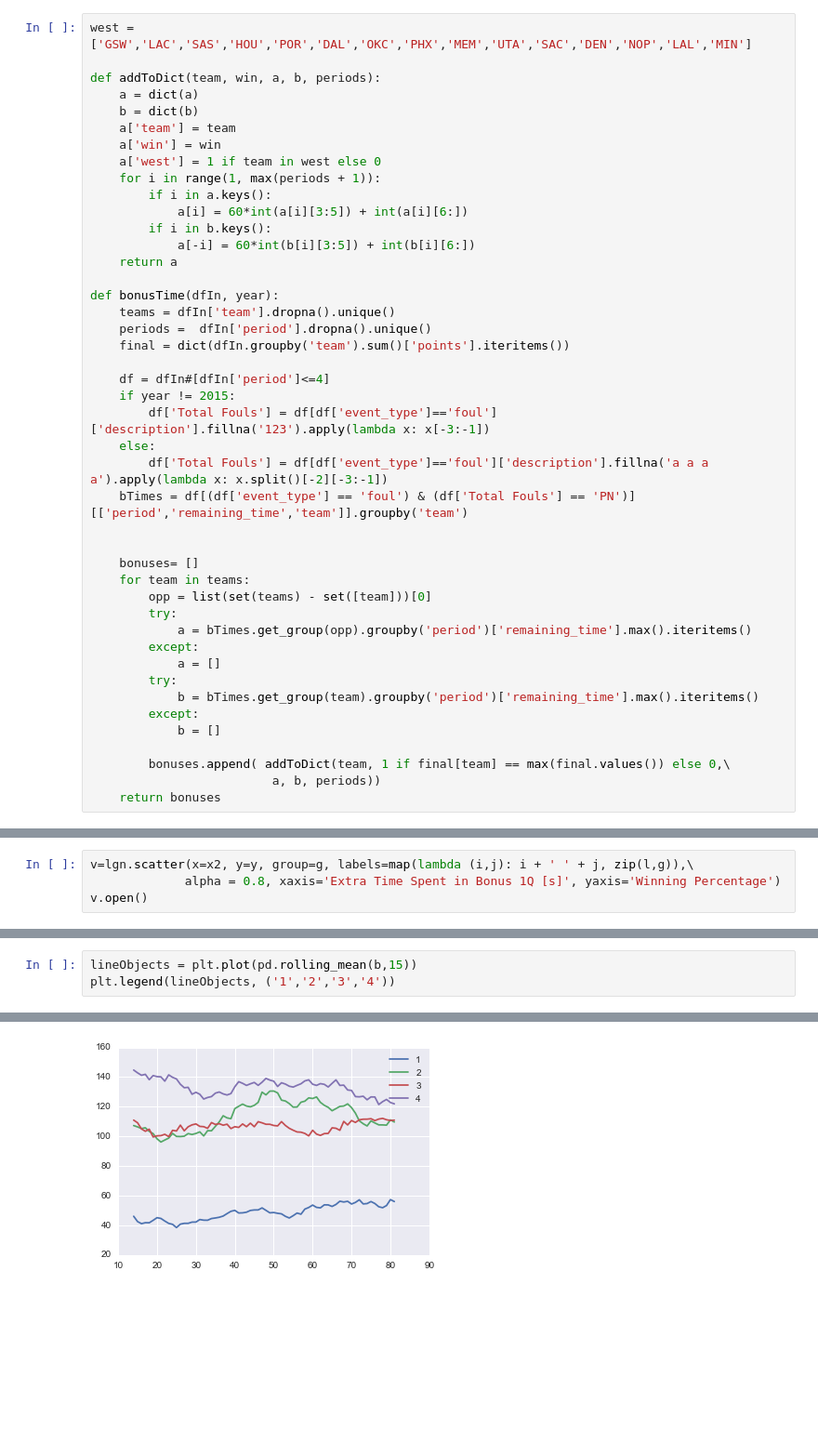
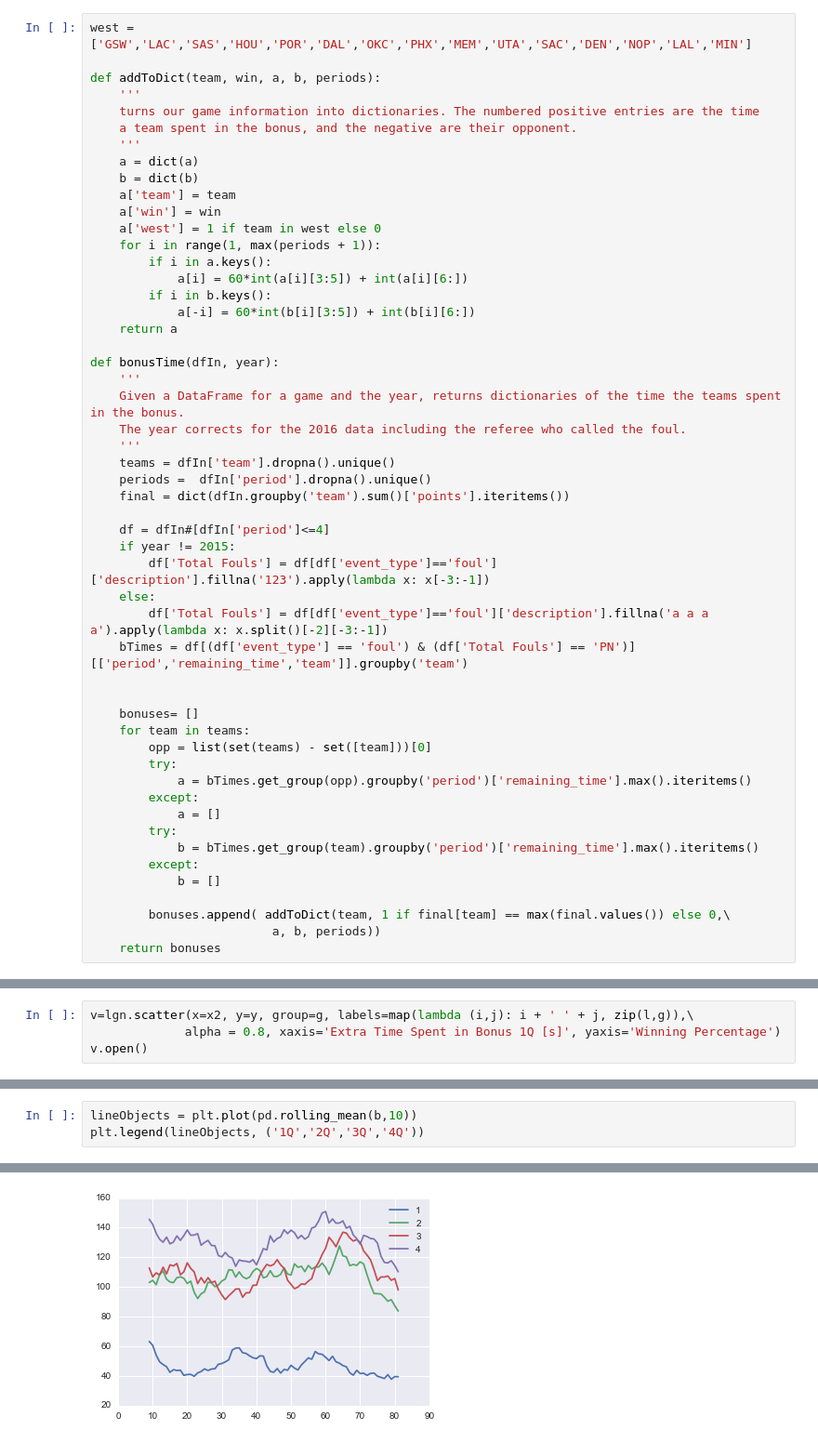
Before and after one commit to toddgaron/NBA, a Jupyter notebook: BonusTime.ipynb, the cells around one changed output, grey strips where cells are left out. Shown at 93% size. Saved outputs shown, nothing was run; the diff lists cells and outputs as text; blank space fills up the shorter version.

```diff
--- a/BonusTime.ipynb
+++ b/BonusTime.ipynb
@@ -11,6 +11,10 @@ from collections import defaultdict
 west = ['GSW','LAC','SAS','HOU','POR','DAL','OKC','PHX','MEM','UTA','SAC','DEN','NOP','LAL','MIN']
 
 def addToDict(team, win, a, b, periods):
+    '''
+    turns our game information into dictionaries. The numbered positive entries are the time
+    a team spent in the bonus, and the negative are their opponent.
+    '''
     a = dict(a)
     b = dict(b)
     a['team'] = team
@@ -24,6 +28,10 @@ def addToDict(team, win, a, b, periods):
     return a
 
 def bonusTime(dfIn, year):
+    '''
+    Given a DataFrame for a game and the year, returns dictionaries of the time the teams spent in the bonus.
+    The year corrects for the 2016 data including the referee who called the foul.
+    '''
     teams = dfIn['team'].dropna().unique()
     periods =  dfIn['period'].dropna().unique()
     final = dict(dfIn.groupby('team').sum()['points'].iteritems())
@@ -142,7 +158,7 @@ v.open()
 b = sum([scores.fillna(0).groupby('team').get_group(team)[[1,2,3,4]].as_matrix() for team in scores['team'].unique()])/30.
 # %%
-lineObjects = plt.plot(pd.rolling_mean(b,15))
-plt.legend(lineObjects, ('1','2','3','4'))
+lineObjects = plt.plot(pd.rolling_mean(b,10))
+plt.legend(lineObjects, ('1Q','2Q','3Q','4Q'))
 # %% [output]
 <matplotlib.legend.Legend at 0x...>
-[figure, old version]
+[figure, new version]
```
Also changed, not shown: parts of 9 cells of this notebook.
